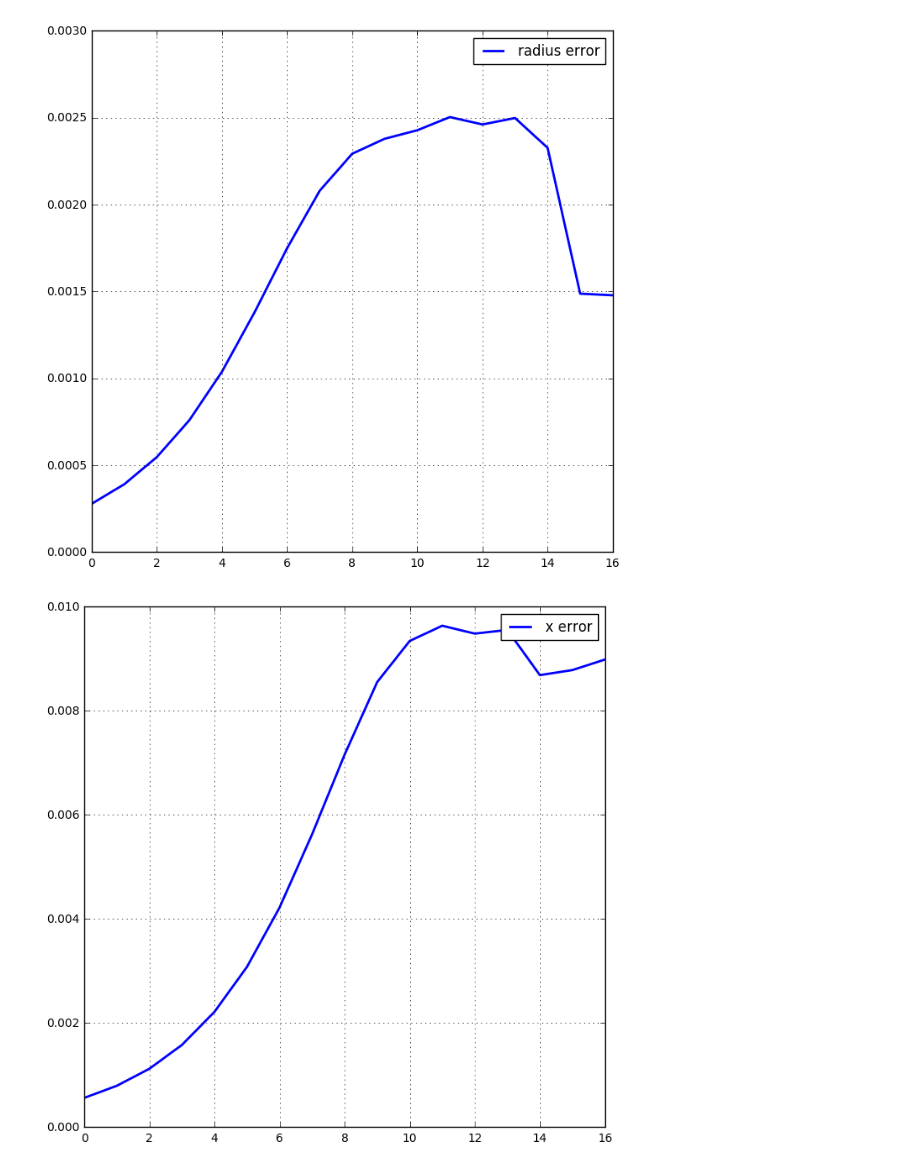
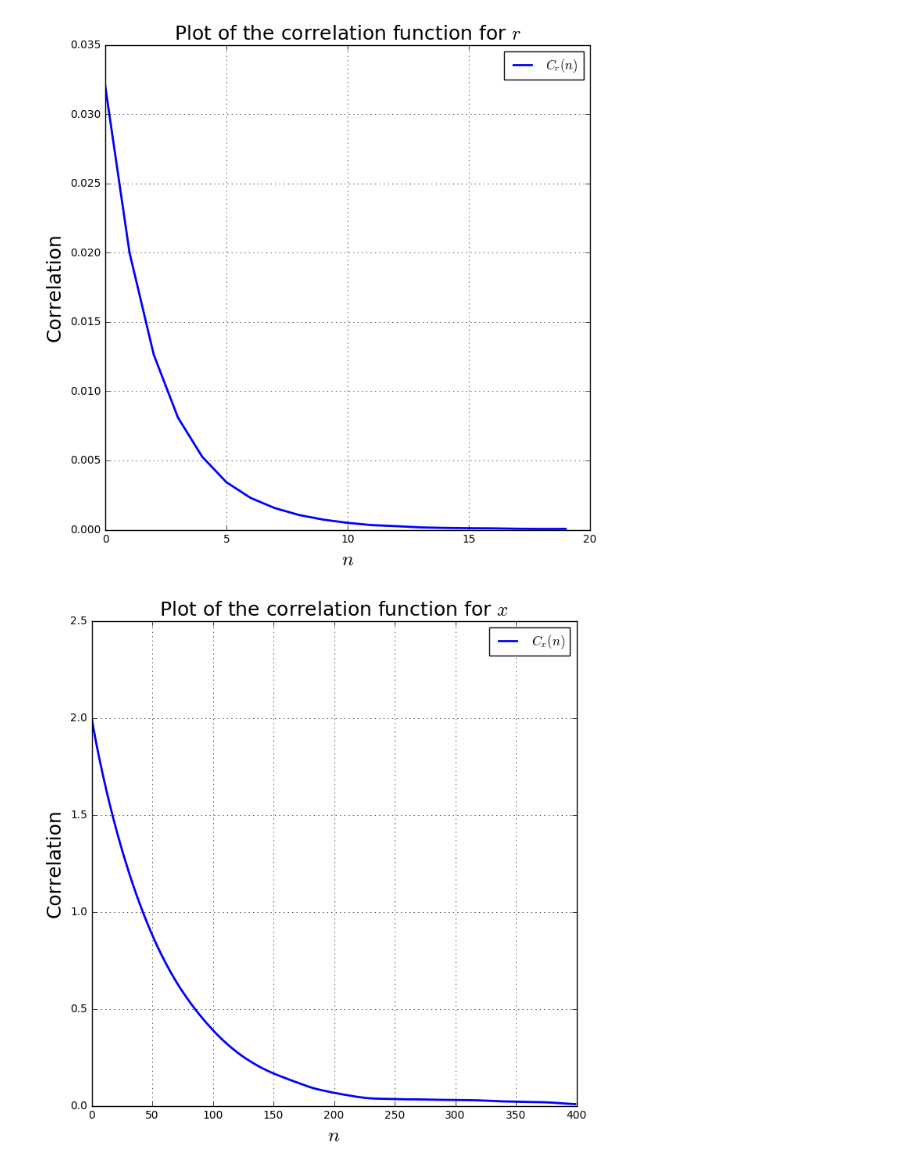
Before and after one commit to jmoran1993/NumPhy, a Jupyter notebook: Homework/HW2.ipynb, the cells around one changed output. Cells and saved outputs as stored; diff of their text form; code cells hidden in the pictures.

```diff
--- a/Homework/HW2.ipynb
+++ b/Homework/HW2.ipynb
@@ -59,18 +122,24 @@ for i in xrange(17):
 # %%
 figure = plt.figure(figsize=(8,8))
-plt.plot(xrange(17), error_r, ls = '-', lw=2, label = "radius error")
+plt.plot(xrange(len(correlation_radius)), correlation_radius, ls = '-', lw=2, label = "$C_r(n)$")
+plt.xlabel("$n$",fontsize = 18)
+plt.ylabel("Correlation",fontsize = 18)
+plt.title("Plot of the correlation function for $r$",fontsize = 18)
 plt.legend()
 plt.grid()
 plt.show()
 plt.close()
 # %% [output]
-[figure, old version]
+[figure, new version]
 # %%
 figure = plt.figure(figsize=(8,8))
-plt.plot(xrange(17), error_x, ls = '-', lw=2, label = "x error")
+plt.plot(xrange(len(correlation_x)), correlation_x, ls = '-', lw=2, label = "$C_x(n)$")
+plt.xlabel("$n$", fontsize = 18)
+plt.ylabel("Correlation", fontsize= 18)
+plt.title("Plot of the correlation function for $x$",fontsize = 18)
 plt.legend()
 plt.grid()
 plt.show()
 plt.close()
 # %% [output]
-[figure, old version]
+[figure, new version]
```
Also changed, not shown: parts of 32 cells of this notebook.
